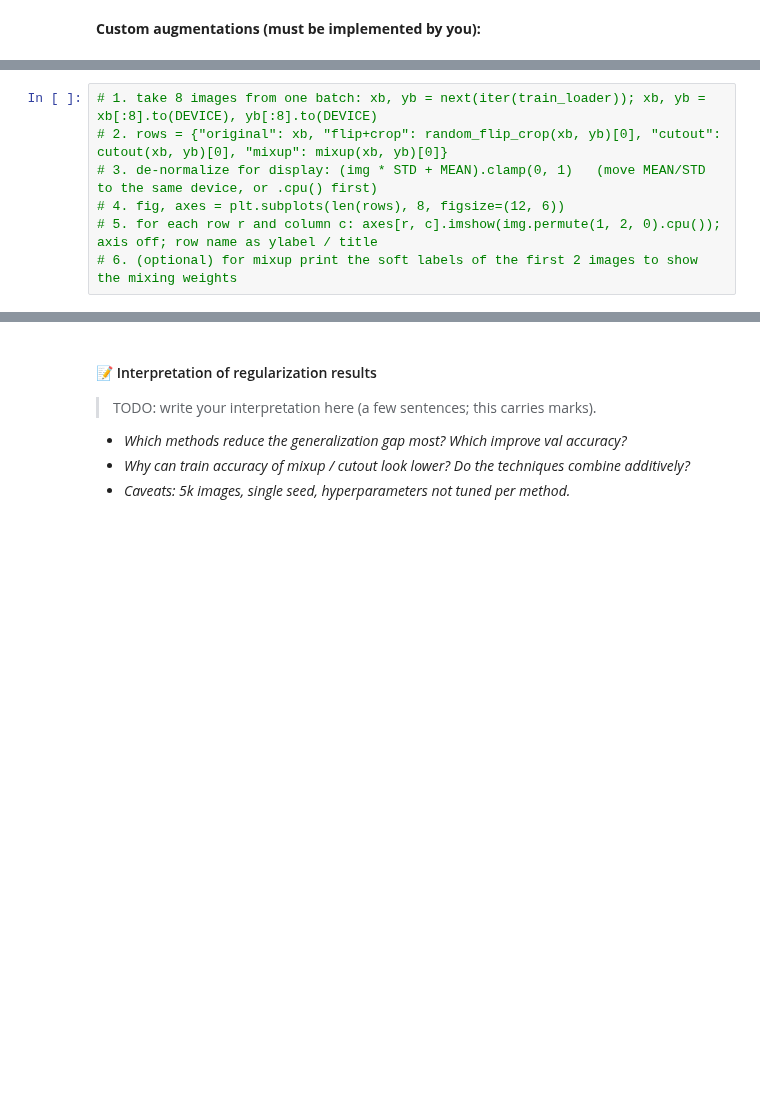
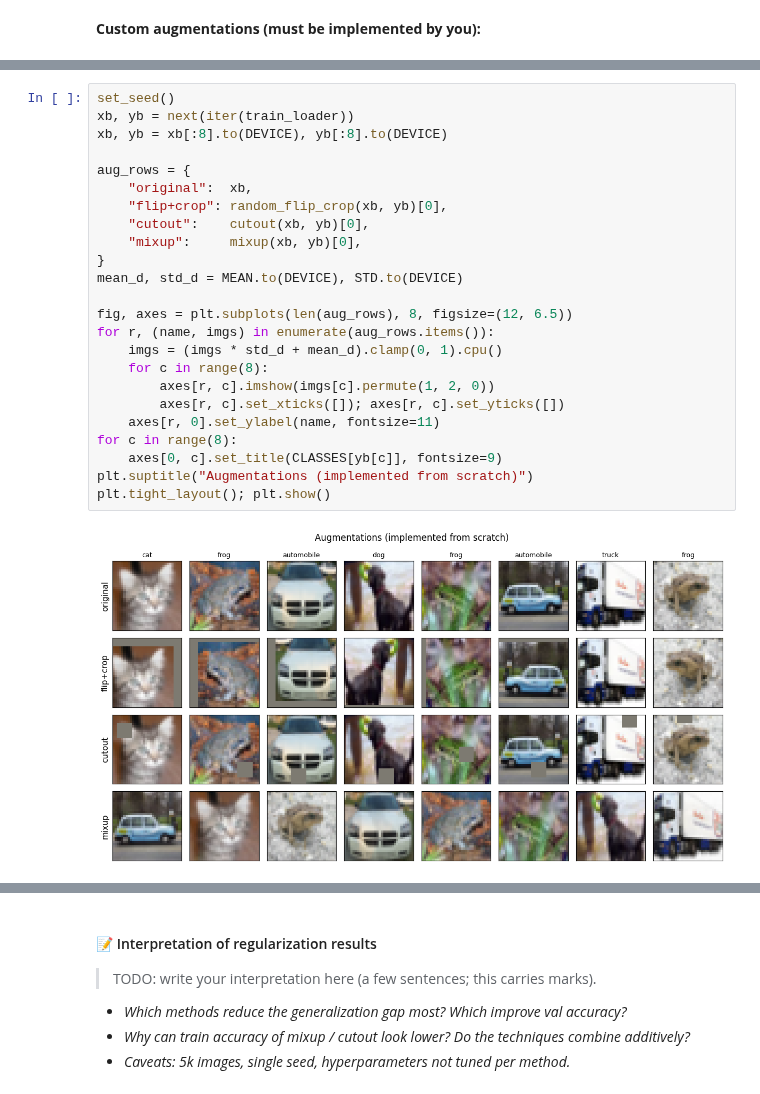
Before and after one commit to Sulojan2027/Vision_Coursework, a Jupyter notebook: Sem07_Deep_Learning_for_Vision/Assignment_2/assignment_2_cnn.ipynb, the cells around one changed output, grey strips where cells are left out. Cells and saved outputs as stored; diff of their text form; blank space fills up the shorter version.

```diff
--- a/Sem07_Deep_Learning_for_Vision/Assignment_2/assignment_2_cnn.ipynb
+++ b/Sem07_Deep_Learning_for_Vision/Assignment_2/assignment_2_cnn.ipynb
@@ -873,8 +878,27 @@ def compose(*fns):
 # %%
-# 1. take 8 images from one batch: xb, yb = next(iter(train_loader)); xb, yb = xb[:8].to(DEVICE), yb[:8].to(DEVICE)
-# 2. rows = {"original": xb, "flip+crop": random_flip_crop(xb, yb)[0], "cutout": cutout(xb, yb)[0], "mixup": mixup(xb, yb)[0]}
-# 3. de-normalize for display: (img * STD + MEAN).clamp(0, 1)   (move MEAN/STD to the same device, or .cpu() first)
-# 4. fig, axes = plt.subplots(len(rows), 8, figsize=(12, 6))
-# 5. for each row r and column c: axes[r, c].imshow(img.permute(1, 2, 0).cpu()); axis off; row name as ylabel / title
-# 6. (optional) for mixup print the soft labels of the first 2 images to show the mixing weights
+set_seed()
+xb, yb = next(iter(train_loader))
+xb, yb = xb[:8].to(DEVICE), yb[:8].to(DEVICE)
+
+aug_rows = {
+    "original":  xb,
+    "flip+crop": random_flip_crop(xb, yb)[0],
+    "cutout":    cutout(xb, yb)[0],
+    "mixup":     mixup(xb, yb)[0],
+}
+mean_d, std_d = MEAN.to(DEVICE), STD.to(DEVICE)
+
+fig, axes = plt.subplots(len(aug_rows), 8, figsize=(12, 6.5))
+for r, (name, imgs) in enumerate(aug_rows.items()):
+    imgs = (imgs * std_d + mean_d).clamp(0, 1).cpu()
+    for c in range(8):
+        axes[r, c].imshow(imgs[c].permute(1, 2, 0))
+        axes[r, c].set_xticks([]); axes[r, c].set_yticks([])
+    axes[r, 0].set_ylabel(name, fontsize=11)
+for c in range(8):
+    axes[0, c].set_title(CLASSES[yb[c]], fontsize=9)
+plt.suptitle("Augmentations (implemented from scratch)")
+plt.tight_layout(); plt.show()
+# %% [output]
+[figure, added]
 # %%
```
Also changed, not shown: parts of 17 cells of this notebook.
